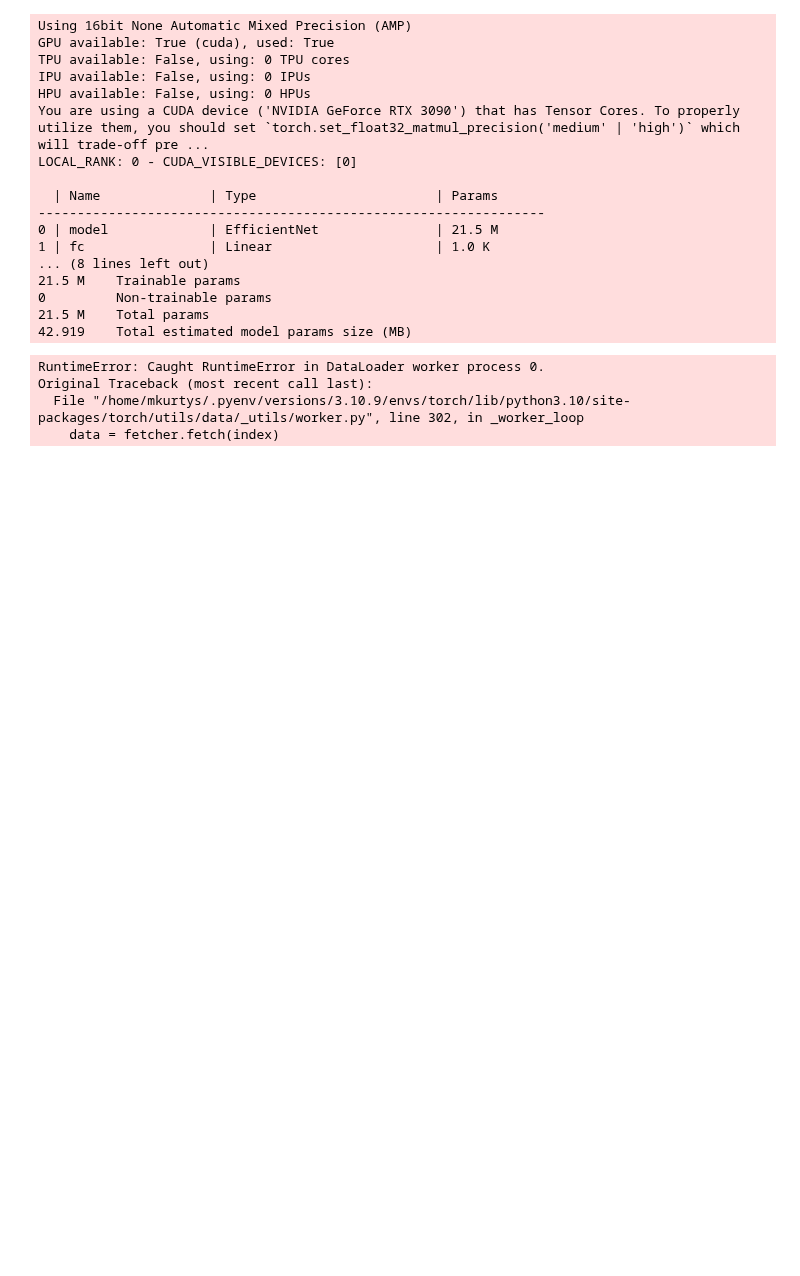
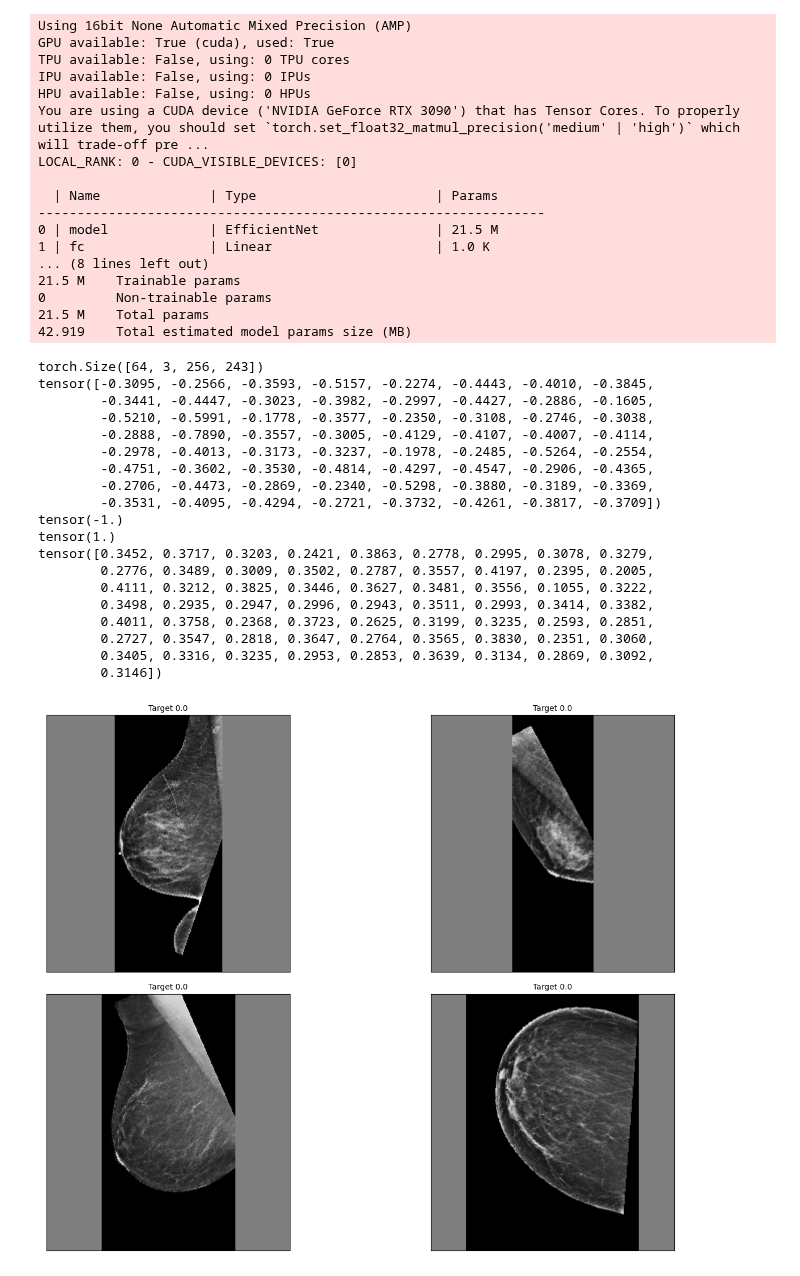
Before and after one commit to mkurtys/rsna-breast, a Jupyter notebook: rsna-train.ipynb, the cells around one changed output. Drawn from its saved outputs; the diff is of its cells as text; code cells hidden in the pictures; blank space fills up the shorter version.

```diff
--- a/rsna-train.ipynb
+++ b/rsna-train.ipynb
@@ -530,16 +530,16 @@ class RSNAData(Dataset):
 
         # shouldn't be done in transforms?
 
-        img = torch.tensor(img, dtype=torch.float)
+        img = torch.tensor(img, dtype=torch.float).unsqueeze(0)
         if self.transform_device=="auto":
             transform_device = torch.device('cuda' if torch.cuda.is_available() else 'cpu')
 
         if self.transform:
             img = img.to(transform_device)
-            img = self.transform(image=img)
+            img = self.transform(img)
 
         if self.expand_channels_to_3:
-            img = img.reshape(img.shape[0],img.shape[1],1)*np.ones(3).reshape(1,1,3)
+            img = img*torch.ones(3, device=transform_device if self.transform else None).reshape(3,1,1)
 
         if self.always_return_cpu:
             img = img.to("cpu")
@@ -933,37 +933,53 @@ LOCAL_RANK: 0 - CUDA_VISIBLE_DEVICES: [0]
 # %%
 train_dataset = RSNAData(
     df = df,
     img_folder = Config.train_imgs_path,
     has_patient_folder_sturcture = Config.data_has_patient_folder_sturcture,
     resize_aspect_ratio = Config.resize_aspect_ratio,
     # img_folder = "/kaggle/input/rsna-breast-png-roi/train_images/256/",
     #img_folder = "/kaggle/input/rsna-cut-off-empty-space-from-images",
     transform=train_augments,
     always_return_cpu=True
 )
 
 train_loader = DataLoader(
     train_dataset,
     batch_size=Config.train_bs,
     shuffle=True,
-    num_workers=1,
+    num_workers=0,
     collate_fn=mixed_collate_imgs_fn
 )
 minibatch = next(iter(train_loader))
 print(minibatch[0].shape)
 print(minibatch[0].mean((1,2,3)))
 print(minibatch[0].min())
 print(minibatch[0].max())
 minibatch[0] += 1.0
 minibatch[0] /= 2.0
 print(minibatch[0].mean((1,2,3)))
 
 display_batch(minibatch, maximgs=4)
 # %% [output]
-RuntimeError: Caught RuntimeError in DataLoader worker process 0.
-Original Traceback (most recent call last):
-  File "/home/mkurtys/.pyenv/versions/3.10.9/envs/torch/lib/python3.10/site-packages/torch/utils/data/_utils/worker.py", line 302, in _worker_loop
-    data = fetcher.fetch(index)
+torch.Size([64, 3, 256, 243])
+tensor([-0.3095, -0.2566, -0.3593, -0.5157, -0.2274, -0.4443, -0.4010, -0.3845,
+        -0.3441, -0.4447, -0.3023, -0.3982, -0.2997, -0.4427, -0.2886, -0.1605,
+        -0.5210, -0.5991, -0.1778, -0.3577, -0.2350, -0.3108, -0.2746, -0.3038,
+        -0.2888, -0.7890, -0.3557, -0.3005, -0.4129, -0.4107, -0.4007, -0.4114,
+        -0.2978, -0.4013, -0.3173, -0.3237, -0.1978, -0.2485, -0.5264, -0.2554,
+        -0.4751, -0.3602, -0.3530, -0.4814, -0.4297, -0.4547, -0.2906, -0.4365,
+        -0.2706, -0.4473, -0.2869, -0.2340, -0.5298, -0.3880, -0.3189, -0.3369,
+        -0.3531, -0.4095, -0.4294, -0.2721, -0.3732, -0.4261, -0.3817, -0.3709])
+tensor(-1.)
+tensor(1.)
+tensor([0.3452, 0.3717, 0.3203, 0.2421, 0.3863, 0.2778, 0.2995, 0.3078, 0.3279,
+        0.2776, 0.3489, 0.3009, 0.3502, 0.2787, 0.3557, 0.4197, 0.2395, 0.2005,
+        0.4111, 0.3212, 0.3825, 0.3446, 0.3627, 0.3481, 0.3556, 0.1055, 0.3222,
+        0.3498, 0.2935, 0.2947, 0.2996, 0.2943, 0.3511, 0.2993, 0.3414, 0.3382,
+        0.4011, 0.3758, 0.2368, 0.3723, 0.2625, 0.3199, 0.3235, 0.2593, 0.2851,
+        0.2727, 0.3547, 0.2818, 0.3647, 0.2764, 0.3565, 0.3830, 0.2351, 0.3060,
+        0.3405, 0.3316, 0.3235, 0.2953, 0.2853, 0.3639, 0.3134, 0.2869, 0.3092,
+        0.3146])
+[figure, added]
 # %%
 x_dataset = RSNAData(
     df = df,
```
Also changed, not shown: parts of 3 cells of this notebook.
